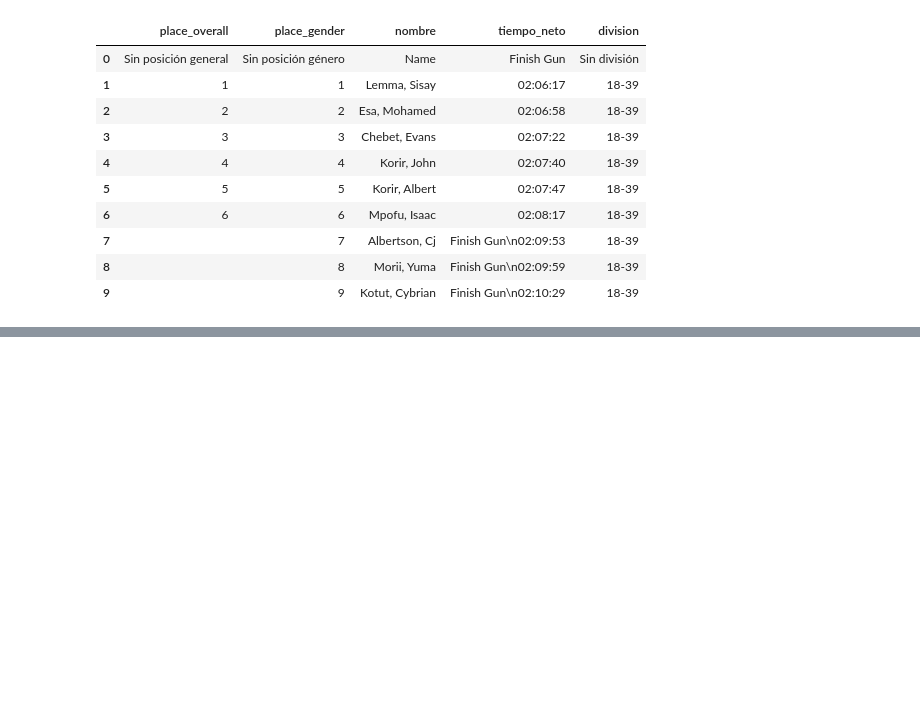
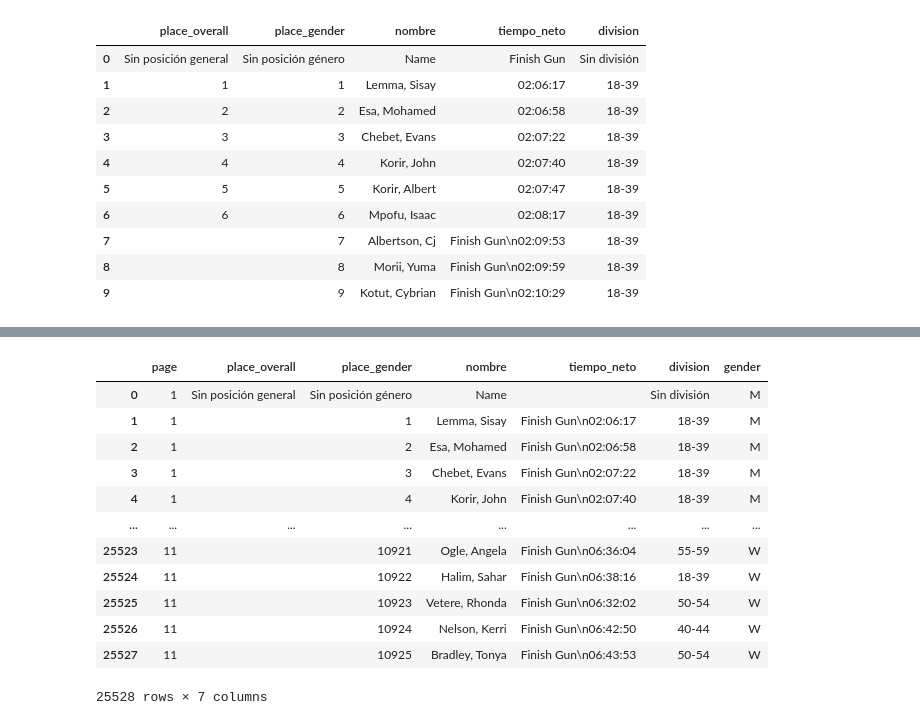
Before and after one commit to Gonzalo8julian/16.PROYECTO_FINAL, a Jupyter notebook: 2. ETL Y PREPROCESAMIENTO/jupyters/Scrap_BostonMarathon.ipynb, the cells around one changed output, grey strips where cells are left out. Cells and saved outputs as stored; diff of their text form; code cells hidden in the pictures; blank space fills up the shorter version.

```diff
--- a/2. ETL Y PREPROCESAMIENTO/jupyters/Scrap_BostonMarathon.ipynb
+++ b/2. ETL Y PREPROCESAMIENTO/jupyters/Scrap_BostonMarathon.ipynb
@@ -175,0 +275,16 @@ driver.quit()
+# %%
+df_total_boston
+# %% [output]
+|  | page | place_overall | place_gender | nombre | tiempo_neto | division | gender |
+| 0 | 1 | Sin posición general | Sin posición género | Name |  | Sin división | M |
+| 1 | 1 |  | 1 | Lemma, Sisay | Finish Gun\n02:06:17 | 18-39 | M |
+| 2 | 1 |  | 2 | Esa, Mohamed | Finish Gun\n02:06:58 | 18-39 | M |
+| 3 | 1 |  | 3 | Chebet, Evans | Finish Gun\n02:07:22 | 18-39 | M |
+| 4 | 1 |  | 4 | Korir, John | Finish Gun\n02:07:40 | 18-39 | M |
+| ... | ... | ... | ... | ... | ... | ... | ... |
+| 25523 | 11 |  | 10921 | Ogle, Angela | Finish Gun\n06:36:04 | 55-59 | W |
+| 25524 | 11 |  | 10922 | Halim, Sahar | Finish Gun\n06:38:16 | 18-39 | W |
+| 25525 | 11 |  | 10923 | Vetere, Rhonda | Finish Gun\n06:32:02 | 50-54 | W |
+| 25526 | 11 |  | 10924 | Nelson, Kerri | Finish Gun\n06:42:50 | 40-44 | W |
+| 25527 | 11 |  | 10925 | Bradley, Tonya | Finish Gun\n06:43:53 | 50-54 | W |
+25528 rows × 7 columns
```
Also changed, not shown: parts of 2 cells of this notebook, 7 other files.
